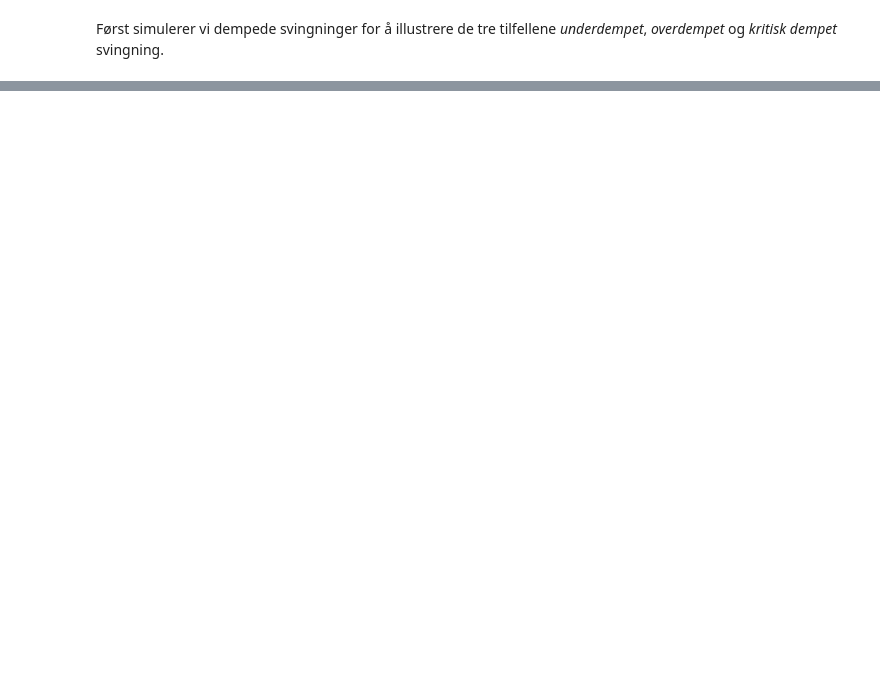
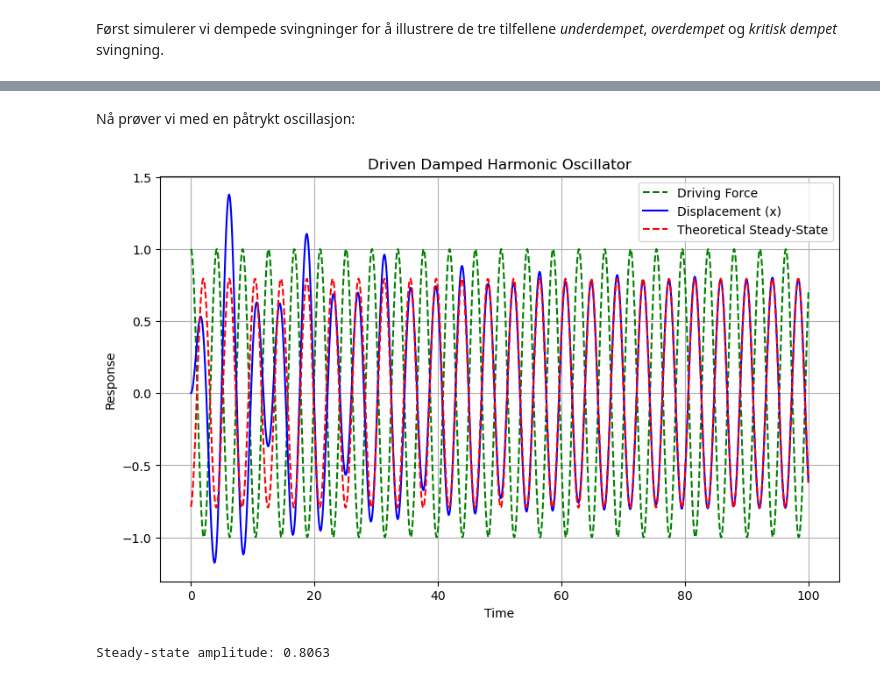
Before and after one commit to gautelinga/fy1020_demos, a Jupyter notebook: demo_6.ipynb, the cells around one changed output, grey strips where cells are left out. Drawn from its saved outputs; the diff is of its cells as text; code cells hidden in the pictures; blank space fills up the shorter version.

```diff
--- a/demo_6.ipynb
+++ b/demo_6.ipynb
@@ -54,28 +86,40 @@ plt.show()
+# %% [markdown]
+Nå prøver vi med en påtrykt oscillasjon:
 # %%
-
-
-
 T = 100.0 # Total time [s]
 
-gamma = 0.1  # Damping coefficient
+gamma = 0.05  # Damping coefficient
 omega = 1.0  # Natural frequency
-F0 = 1.0     # Driving force amplitude
-omega_d = 0.2  # Driving frequency
+a0 = 1.0     # Driving force amplitude
+omega_d = 1.5 # Driving frequency
 
-y0 = [0.01, 0.0]  # Initial conditions: x(0) = 0, dx/dt(0) = 0
+y0 = [0.0, 0.0]  # Initial conditions: x(0) = 0, dx/dt(0) = 0
 
-sol = solve_ivp(rhs, [0, T], y0, args=(omega, gamma, F0, omega_d), t_eval=np.linspace(0, T, 1000))
+sol = solve_ivp(rhs, [0, T], y0, args=(omega, gamma, a0, omega_d), t_eval=np.linspace(0, T, 1000))
 
 plt.figure(figsize=(10, 6))
+
+# plot driving force for reference
+driving_force = a0 * np.cos(omega_d * sol.t)
+plt.plot(sol.t, driving_force, label='Driving Force', color='green', linestyle='--')
+
 plt.plot(sol.t, sol.y[0], label='Displacement (x)', color='blue')
-plt.plot(sol.t, sol.y[1], label='Velocity (dx/dt)', color='orange')
+#plt.plot(sol.t, sol.y[1], label='Velocity (dx/dt)', color='orange')
+
+amplitude_theoretical = a0 / np.sqrt((omega**2 - omega_d**2)**2 + (2 * gamma * omega_d)**2)
+delta_theoretical = np.arctan2(2 * gamma * omega_d, omega**2 - omega_d**2)
+plt.plot(sol.t, amplitude_theoretical * np.cos(omega_d * sol.t - delta_theoretical), label='Theoretical Steady-State', color='red', linestyle='--')
+
 plt.title('Driven Damped Harmonic Oscillator')
 plt.xlabel('Time')
 plt.ylabel('Response')
 plt.legend()
 plt.grid()
 plt.show()
 
 # Find amplitude of steady-state oscillations
 amplitude = find_amplitude(sol.t, sol.y[0])
 print(f'Steady-state amplitude: {amplitude:.4f}')
+# %% [output]
+[figure, added]
+Steady-state amplitude: 0.8063
```
Also changed, not shown: parts of 7 cells of this notebook, 2 other files.
